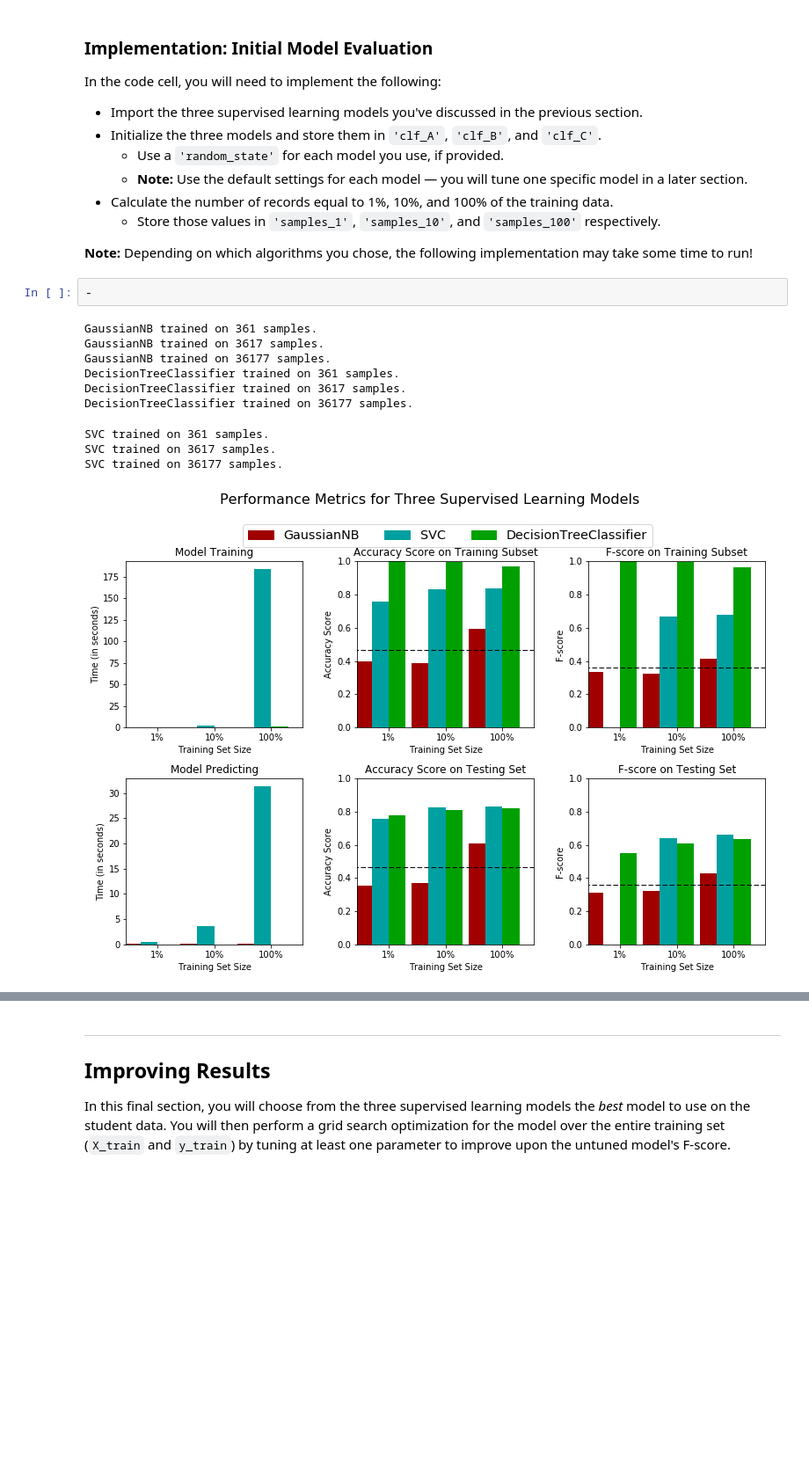
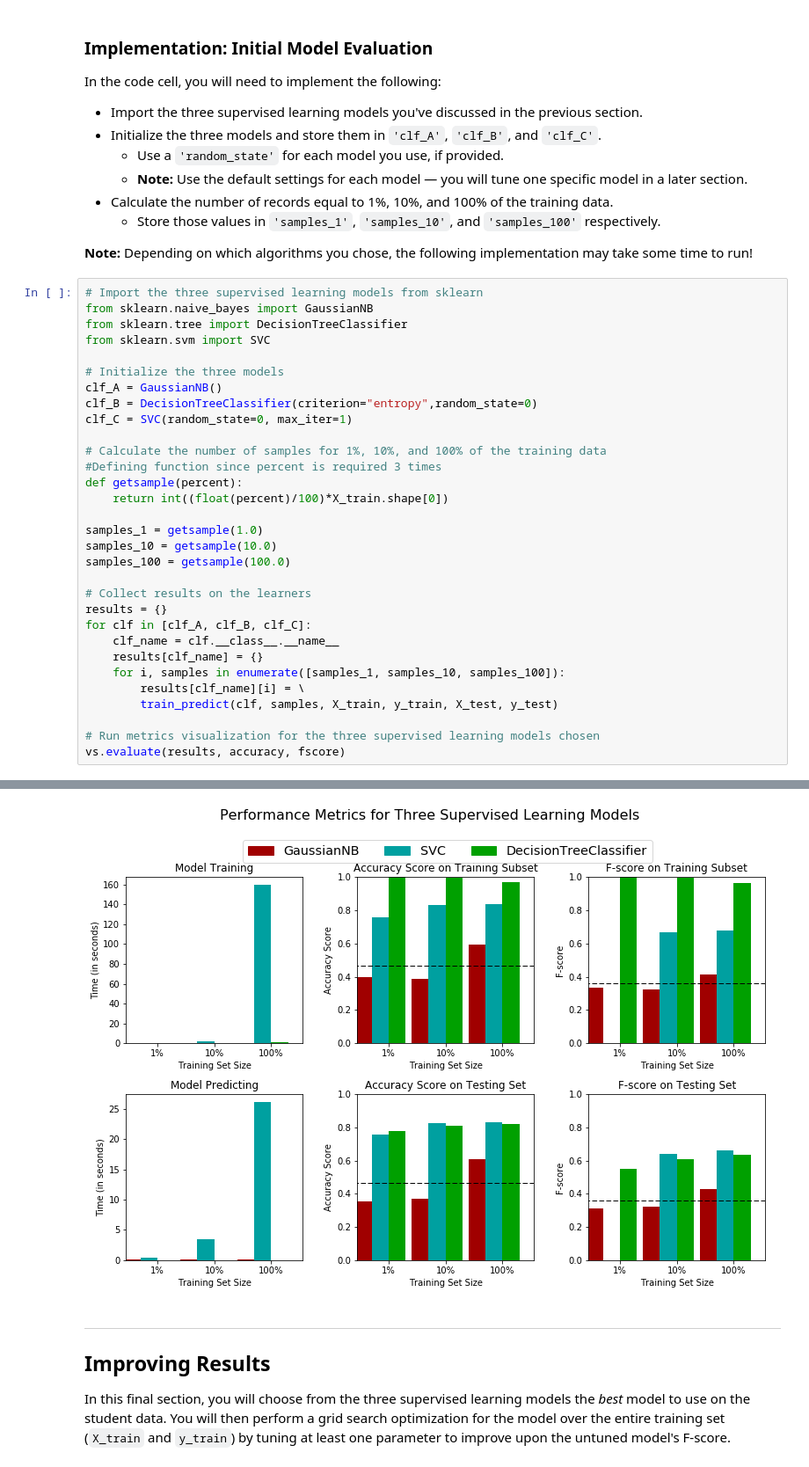
Before and after one commit to Abudhagir/machine-learning, a Jupyter notebook: projects/finding_donors/finding_donors.ipynb, the cells around one changed output, grey strips where cells are left out. Shown at 88% size. Cells and saved outputs as stored; diff of their text form; blank space fills up the shorter version.

```diff
--- a/projects/finding_donors/finding_donors.ipynb
+++ b/projects/finding_donors/finding_donors.ipynb
@@ -411,16 +411,35 @@ In the code cell, you will need to implement the following:
   - Store those values in `'samples_1'`, `'samples_10'`, and `'samples_100'` respectively.
 
 **Note:** Depending on which algorithms you chose, the following implementation may take some time to run!
-# %%
--
-# %% [output]
-GaussianNB trained on 361 samples.
-GaussianNB trained on 3617 samples.
-GaussianNB trained on 36177 samples.
-DecisionTreeClassifier trained on 361 samples.
-DecisionTreeClassifier trained on 3617 samples.
-DecisionTreeClassifier trained on 36177 samples.
-SVC trained on 361 samples.
-SVC trained on 3617 samples.
-SVC trained on 36177 samples.
-[figure, removed]
+# %%
+# Import the three supervised learning models from sklearn
+from sklearn.naive_bayes import GaussianNB
+from sklearn.tree import DecisionTreeClassifier
+from sklearn.svm import SVC
+
+# Initialize the three models
+clf_A = GaussianNB()
+clf_B = DecisionTreeClassifier(criterion="entropy",random_state=0)
+clf_C = SVC(random_state=0, max_iter=1)
+
+# Calculate the number of samples for 1%, 10%, and 100% of the training data
+#Defining function since percent is required 3 times
+def getsample(percent):
+    return int((float(percent)/100)*X_train.shape[0])
+
+samples_1 = getsample(1.0)
+samples_10 = getsample(10.0)
+samples_100 = getsample(100.0)
+
+# Collect results on the learners
+results = {}
+for clf in [clf_A, clf_B, clf_C]:
+    clf_name = clf.__class__.__name__
+    results[clf_name] = {}
+    for i, samples in enumerate([samples_1, samples_10, samples_100]):
+        results[clf_name][i] = \
+        train_predict(clf, samples, X_train, y_train, X_test, y_test)
+
+# Run metrics visualization for the three supervised learning models chosen
+vs.evaluate(results, accuracy, fscore)
+# %% [output]
@@ -427,3 +455,4 @@ SVC trained on 36177 samples.
+[figure, added]
 # %% [markdown]
 ----
 ## Improving Results
```
Also changed, not shown: parts of 3 cells of this notebook, 1 other file.
